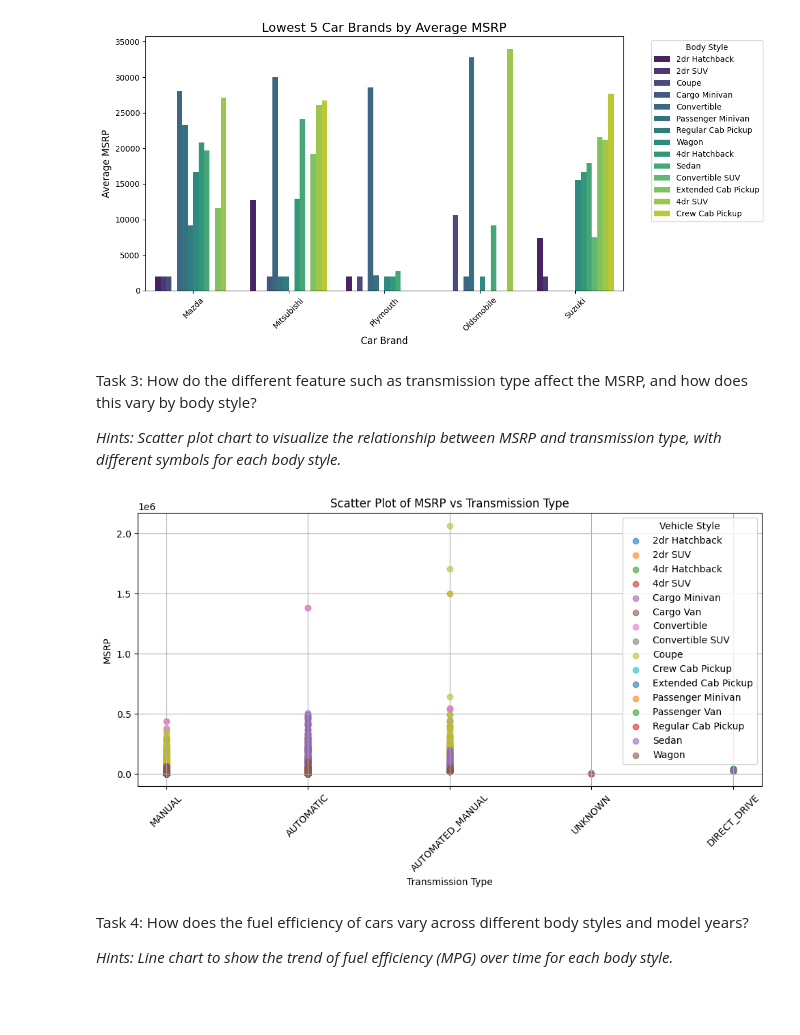
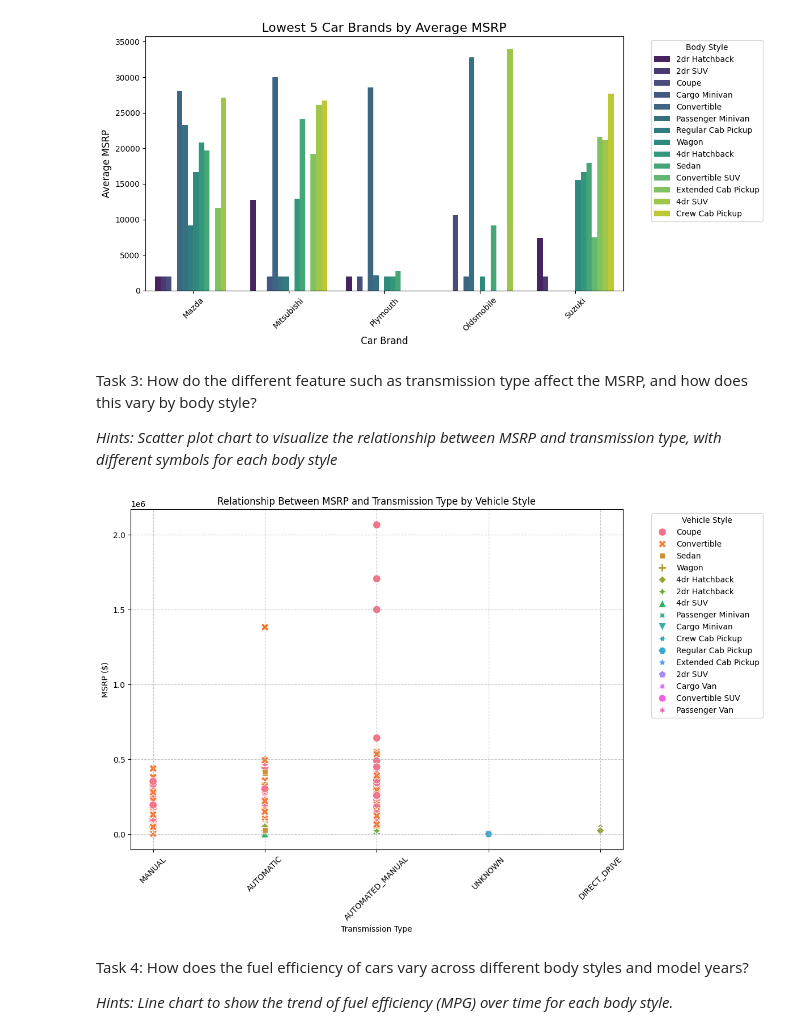
Before and after one commit to Jagandeep-Singh/Car-Reports, a Jupyter notebook: Analysis.ipynb, the cells around one changed output. Saved outputs shown, nothing was run; the diff lists cells and outputs as text; code cells hidden in the pictures; blank space fills up the shorter version.

```diff
--- a/Analysis.ipynb
+++ b/Analysis.ipynb
@@ -240,37 +240,43 @@ plt.show()
 # %% [markdown]
 Task 3: How do the different feature such as transmission type affect the MSRP, and how does this vary by body style?
 
-_Hints: Scatter plot chart to visualize the relationship between MSRP and transmission type, with different symbols for each body style._
+_Hints: Scatter plot chart to visualize the relationship between MSRP and transmission type, with different symbols for each body style_
 # %%
 # Step 1: Import Required Libraries
 import pandas as pd
 import matplotlib.pyplot as plt
+import seaborn as sns
 
 # Step 2: Load the CSV File
 # Load the car_data CSV file
 df = pd.read_csv('car_data.csv')
 
-# Step 3: Create the Scatter Plot
-# Create a scatter plot for MSRP vs Transmission Type
-plt.figure(figsize=(10, 6))
+# Step 3: Data Preparation
+# Ensure that 'MSRP' and 'Transmission Type' are in the correct format
+df['MSRP'] = pd.to_numeric(df['MSRP'], errors='coerce')  # Convert MSRP to numeric
+df['Transmission Type'] = df['Transmission Type'].astype(str)  # Ensure Transmission Type is a string
 
-# Create a scatter plot for each vehicle style
-for vehicle_style, group in df.groupby('Vehicle Style'):
-    plt.scatter(group['Transmission Type'], group['MSRP'], label=vehicle_style, alpha=0.6)
+# Step 4: Create the Scatter Plot
+plt.figure(figsize=(12, 8))
 
-# Adding labels and title
-plt.title('Scatter Plot of MSRP vs Transmission Type')
+# Use Seaborn's scatterplot to plot MSRP vs. Transmission Type with different markers for each body style
+sns.scatterplot(data=df, x='Transmission Type', y='MSRP', hue='Vehicle Style', style='Vehicle Style', s=100)
+
+# Add titles and labels
+plt.title('Relationship Between MSRP and Transmission Type by Vehicle Style')
 plt.xlabel('Transmission Type')
-plt.ylabel('MSRP')
-plt.xticks(rotation=45)  # Rotate x-axis labels if needed
-plt.legend(title='Vehicle Style')
-plt.grid(True)
+plt.ylabel('MSRP ($)')
+plt.xticks(rotation=45)
+plt.legend(title='Vehicle Style', bbox_to_anchor=(1.05, 1), loc='upper left')
+
+# Add gridlines
+plt.grid(True, linestyle='--', alpha=0.7)
 
 # Show the plot
 plt.tight_layout()
 plt.show()
 # %% [output]
-[figure, old version]
+[figure, new version]
 # %% [markdown]
 Task 4: How does the fuel efficiency of cars vary across different body styles and model years?
 
```
Also changed, not shown: parts of 7 cells of this notebook.
